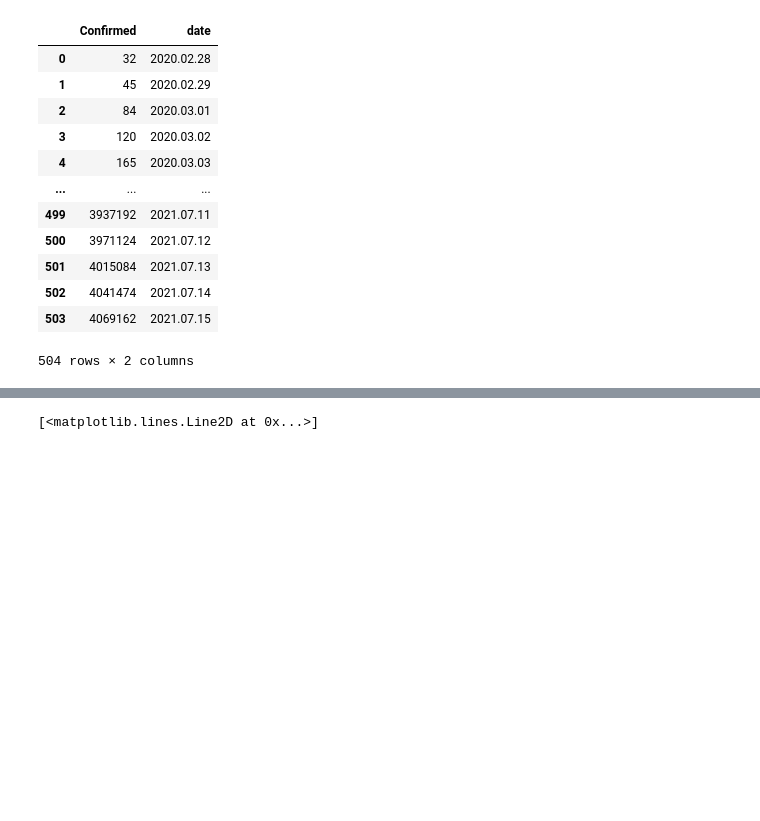
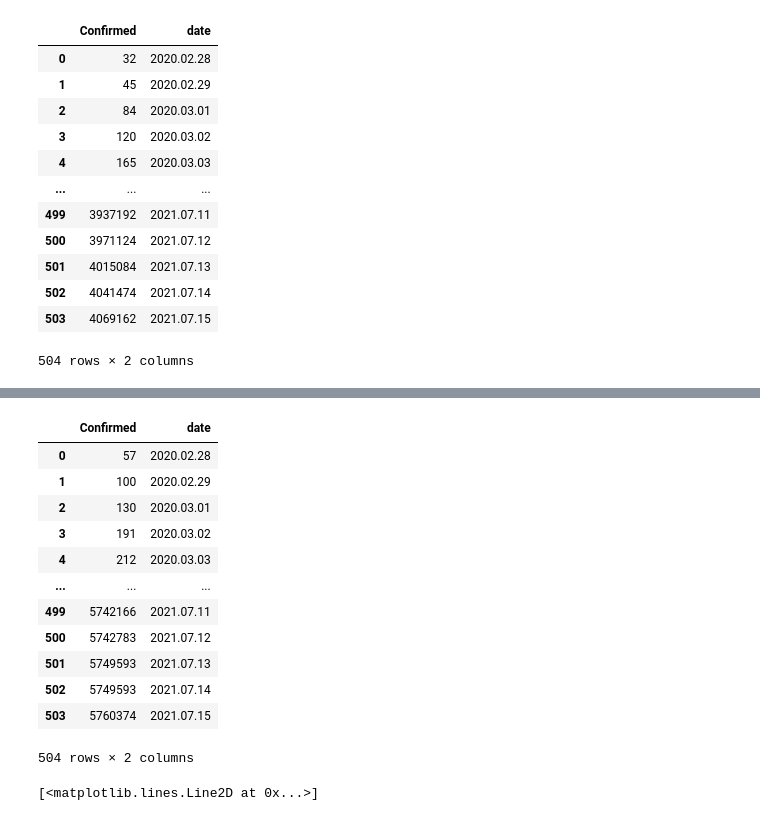
Before and after one commit to Nuelam9/Bayesian-inference-on-SCIR-epidemic-model, a Jupyter notebook: Advanced-statistics/notebook/data_preprocessing.ipynb, the cells around one changed output, grey strips where cells are left out. Cells and saved outputs as stored; diff of their text form; code cells hidden in the pictures; blank space fills up the shorter version.

```diff
--- a/Advanced-statistics/notebook/data_preprocessing.ipynb
+++ b/Advanced-statistics/notebook/data_preprocessing.ipynb
@@ -231,3 +247,21 @@ make_dataset('Spain')
+# %%
+df = make_dataset('France')
+
+df
+# %% [output]
+|  | Confirmed | date |
+| 0 | 57 | 2020.02.28 |
+| 1 | 100 | 2020.02.29 |
+| 2 | 130 | 2020.03.01 |
+| 3 | 191 | 2020.03.02 |
+| 4 | 212 | 2020.03.03 |
+| ... | ... | ... |
+| 499 | 5742166 | 2021.07.11 |
+| 500 | 5742783 | 2021.07.12 |
+| 501 | 5749593 | 2021.07.13 |
+| 502 | 5749593 | 2021.07.14 |
+| 503 | 5760374 | 2021.07.15 |
+504 rows × 2 columns
 # %%
 df = make_dataset('France')
 
```
Also changed, not shown: parts of 1 cell of this notebook, 9 other files.
